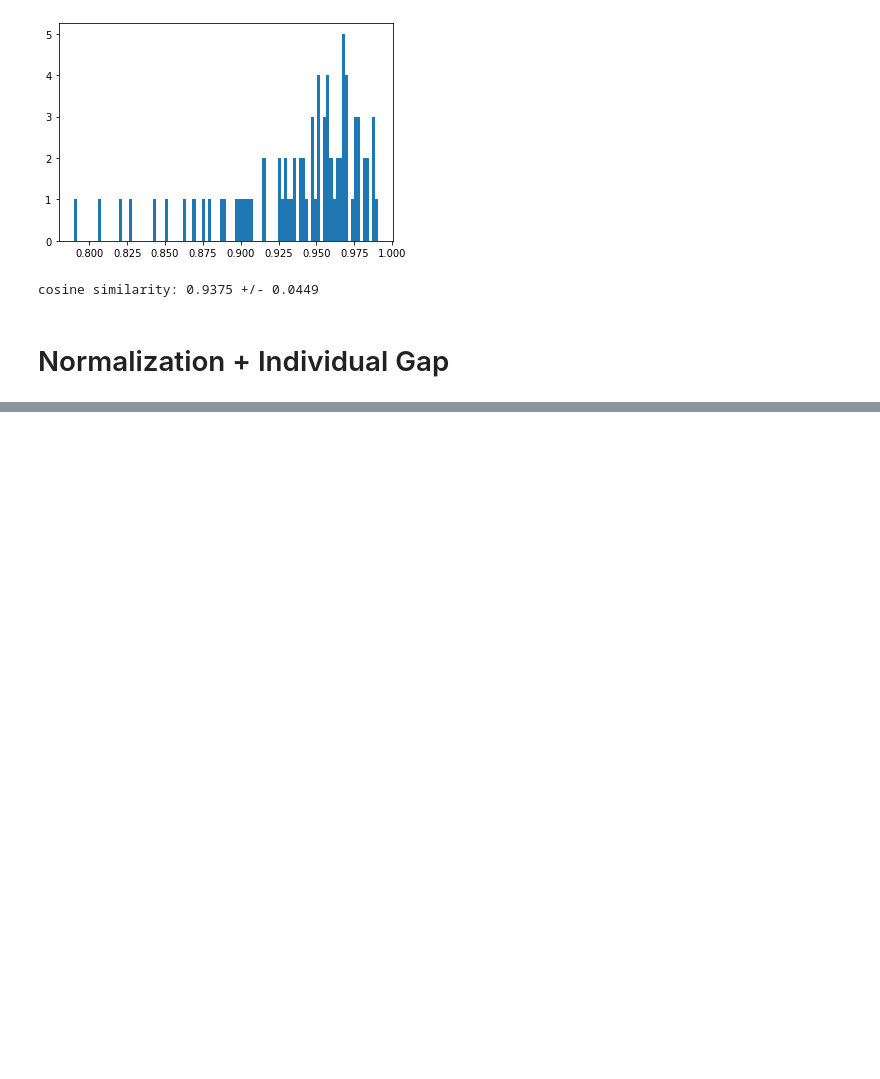
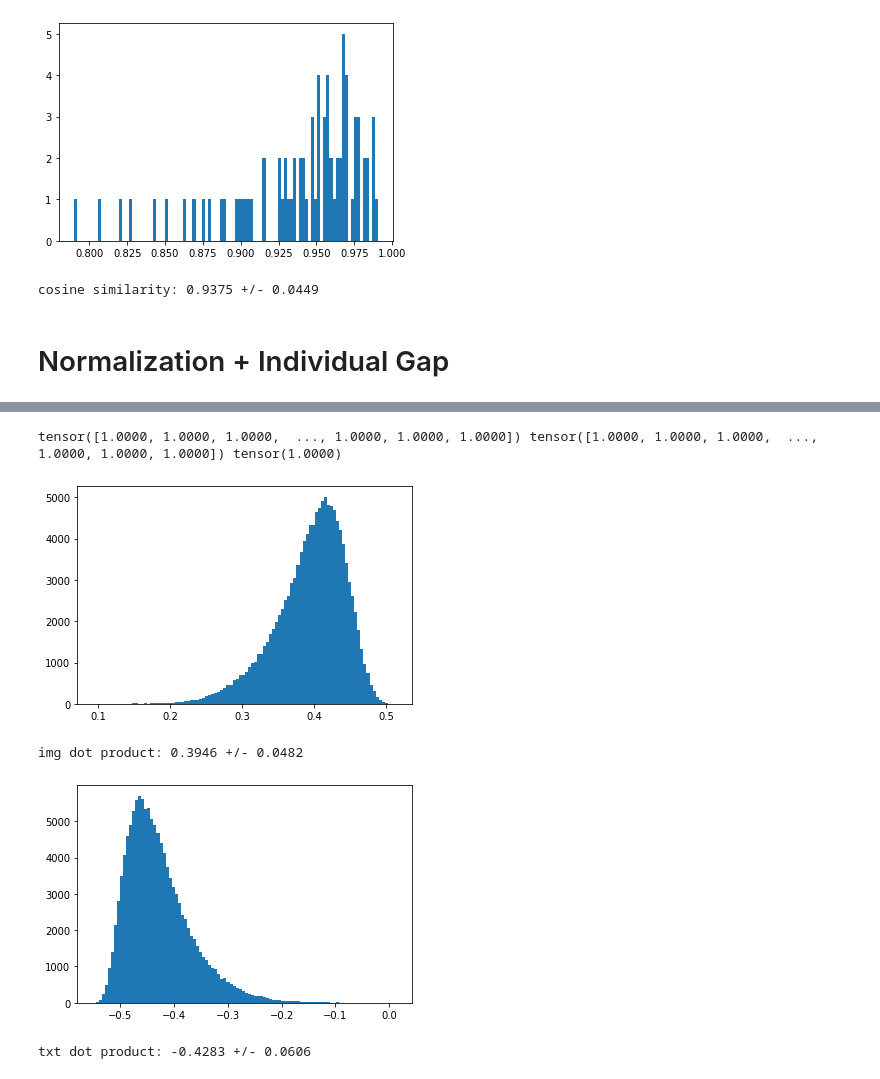
Before and after one commit to yuhui-zh15/model_audit, a Jupyter notebook: src/transfer/analyze_class_gap.ipynb, the cells around one changed output, grey strips where cells are left out. Saved outputs shown, nothing was run; the diff lists cells and outputs as text; code cells hidden in the pictures; blank space fills up the shorter version.

```diff
--- a/src/transfer/analyze_class_gap.ipynb
+++ b/src/transfer/analyze_class_gap.ipynb
@@ -136,0 +197,28 @@ cosine similarity: 0.6993 +/- 0.0603
+# %%
+img_features, txt_features, labels = (
+    F.normalize(torch.tensor(features["image_features"])),
+    F.normalize(torch.tensor(features["text_features"])),
+    torch.tensor(features["labels"]),
+)
+
+gaps = []
+for i in range(len(labels[0])):
+    idxs = [j for j in range(len(labels)) if labels[j][i] == 1]
+    gap = F.normalize(img_features[idxs].mean(0), dim=0) - F.normalize(
+        txt_features[idxs].mean(0), dim=0
+    )  # Difference here!!!
+    gaps.append(gap)
+
+gaps = torch.stack(gaps)
+
+norms = gaps.norm(dim=-1)
+plt.hist(norms.numpy(), bins=100)
+plt.show()
+print(f"norm: {norms.mean():.4f} +/- {norms.std():.4f}")
+
+gap_directions = F.normalize(gaps)
+mean_gap_direciton = F.normalize(gap_directions.mean(0), dim=-1)
+cossims = gap_directions @ mean_gap_direciton
+plt.hist(cossims.numpy(), bins=100)
+plt.show()
+print(f"cosine similarity: {cossims.mean():.4f} +/- {cossims.std():.4f}")
@@ -136,0 +230,18 @@ cosine similarity: 0.6993 +/- 0.0603
+# %%
+print(img_features.norm(dim=-1), txt_features.norm(dim=-1), mean_gap_direciton.norm())
+
+dot_product = img_features @ mean_gap_direciton
+plt.hist(dot_product.numpy(), bins=100)
+plt.show()
+print(f"img dot product: {dot_product.mean():.4f} +/- {dot_product.std():.4f}")
+
+dot_product = txt_features @ mean_gap_direciton
+plt.hist(dot_product.numpy(), bins=100)
+plt.show()
+print(f"txt dot product: {dot_product.mean():.4f} +/- {dot_product.std():.4f}")
+# %% [output]
+tensor([1.0000, 1.0000, 1.0000,  ..., 1.0000, 1.0000, 1.0000]) tensor([1.0000, 1.0000, 1.0000,  ..., 1.0000, 1.0000, 1.0000]) tensor(1.0000)
+[figure, added]
+img dot product: 0.3946 +/- 0.0482
+[figure, added]
+txt dot product: -0.4283 +/- 0.0606
```
Also changed, not shown: parts of 15 cells of this notebook, 3 other files.
